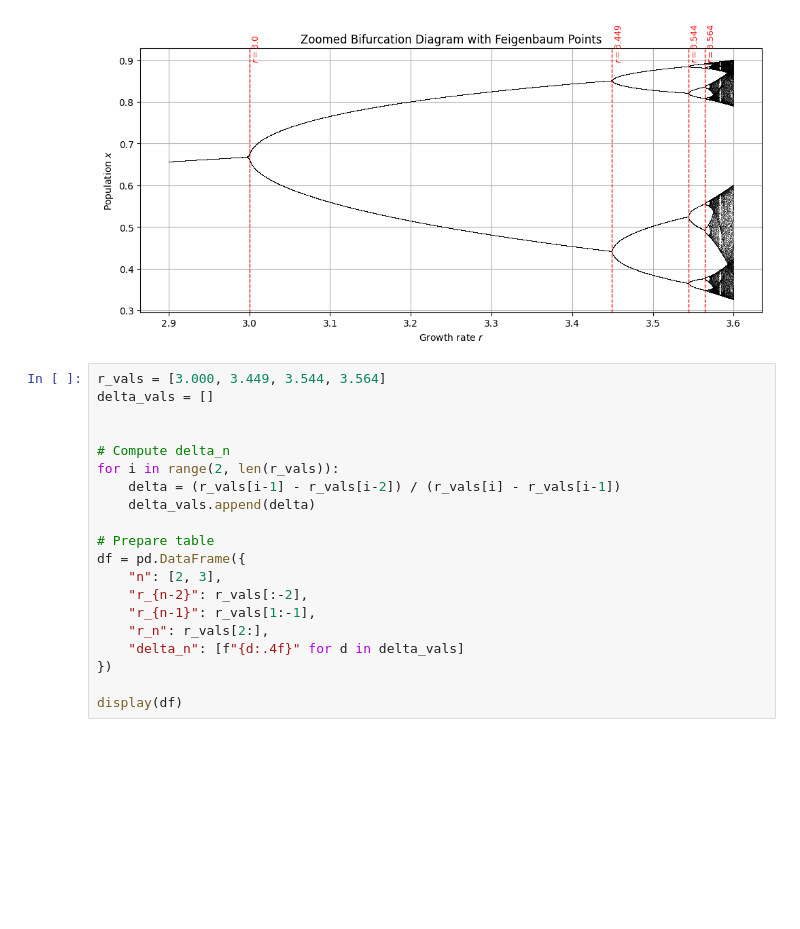
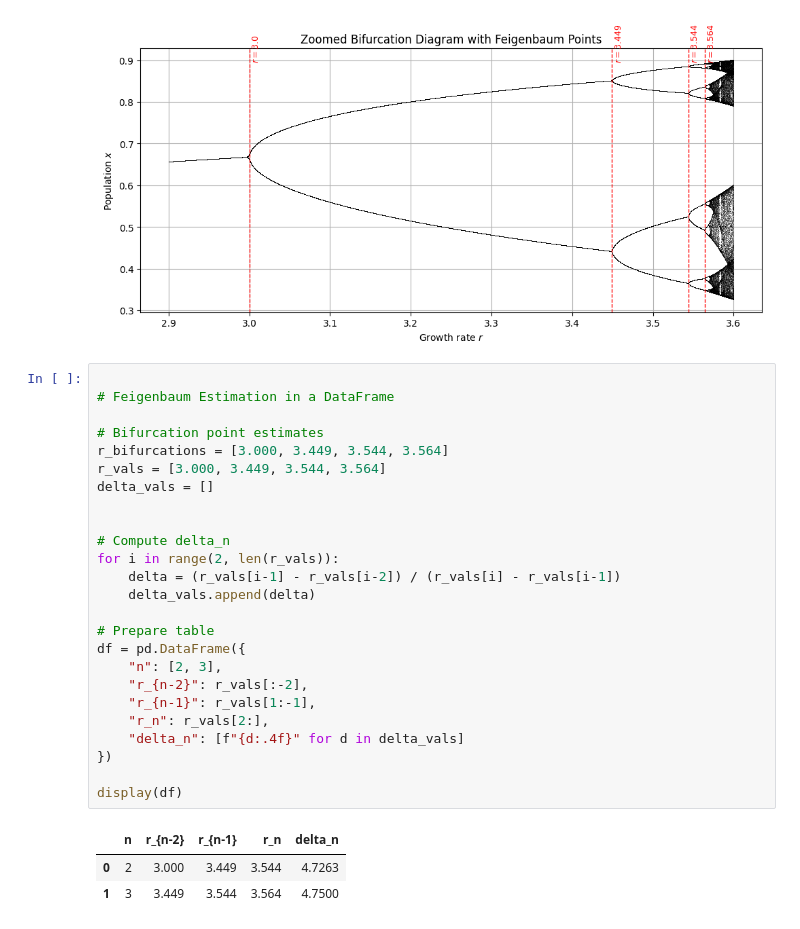
Before and after one commit to vm1610/math2030_module2_vasu, a Jupyter notebook: Backend/Bifurcations.ipynb, the cells around one changed output. Cells and saved outputs as stored; diff of their text form; blank space fills up the shorter version.

```diff
--- a/Backend/Bifurcations.ipynb
+++ b/Backend/Bifurcations.ipynb
@@ -123,22 +123,31 @@ plt.show()
 # %% [output]
 [figure]
 # %%
+
+# Feigenbaum Estimation in a DataFrame
+
+# Bifurcation point estimates
+r_bifurcations = [3.000, 3.449, 3.544, 3.564]
 r_vals = [3.000, 3.449, 3.544, 3.564]
 delta_vals = []
 
 
 # Compute delta_n
 for i in range(2, len(r_vals)):
     delta = (r_vals[i-1] - r_vals[i-2]) / (r_vals[i] - r_vals[i-1])
     delta_vals.append(delta)
 
 # Prepare table
 df = pd.DataFrame({
     "n": [2, 3],
     "r_{n-2}": r_vals[:-2],
     "r_{n-1}": r_vals[1:-1],
     "r_n": r_vals[2:],
     "delta_n": [f"{d:.4f}" for d in delta_vals]
 })
 
 display(df)
+# %% [output]
+|  | n | r_{n-2} | r_{n-1} | r_n | delta_n |
+| 0 | 2 | 3.000 | 3.449 | 3.544 | 4.7263 |
+| 1 | 3 | 3.449 | 3.544 | 3.564 | 4.7500 |
```
Also changed, not shown: 15 other files.
